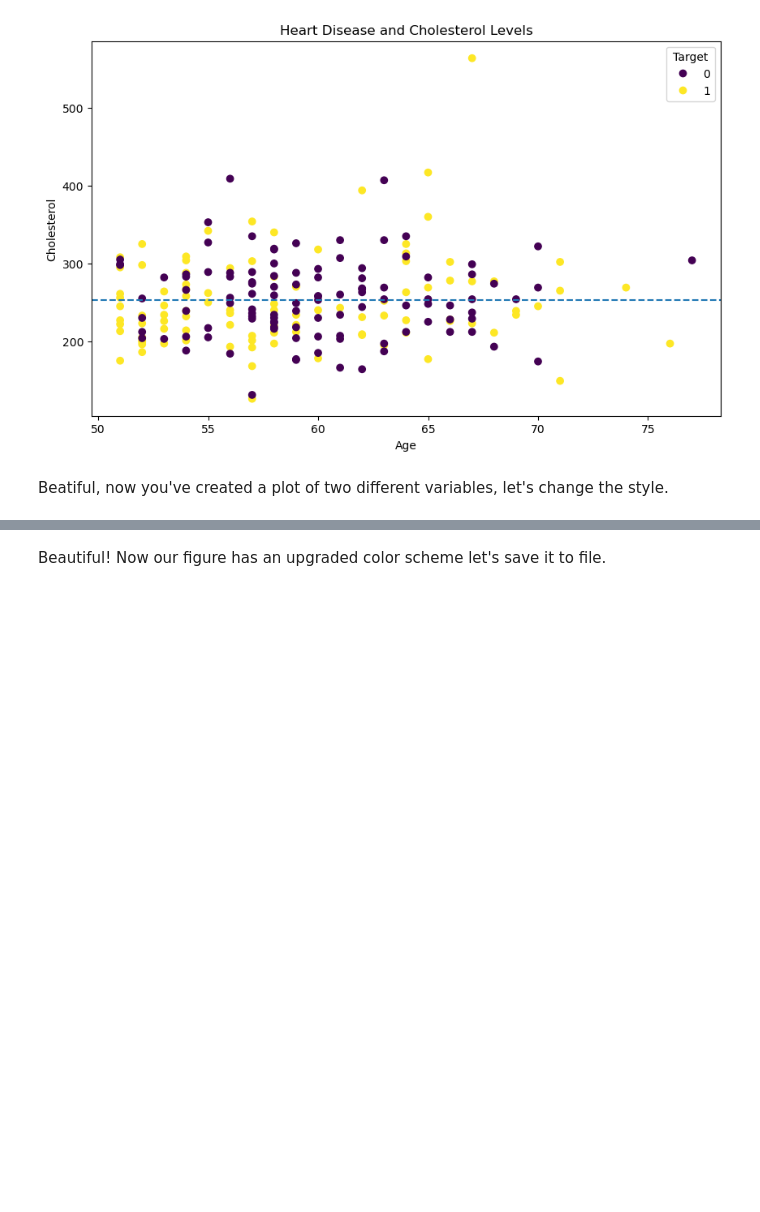
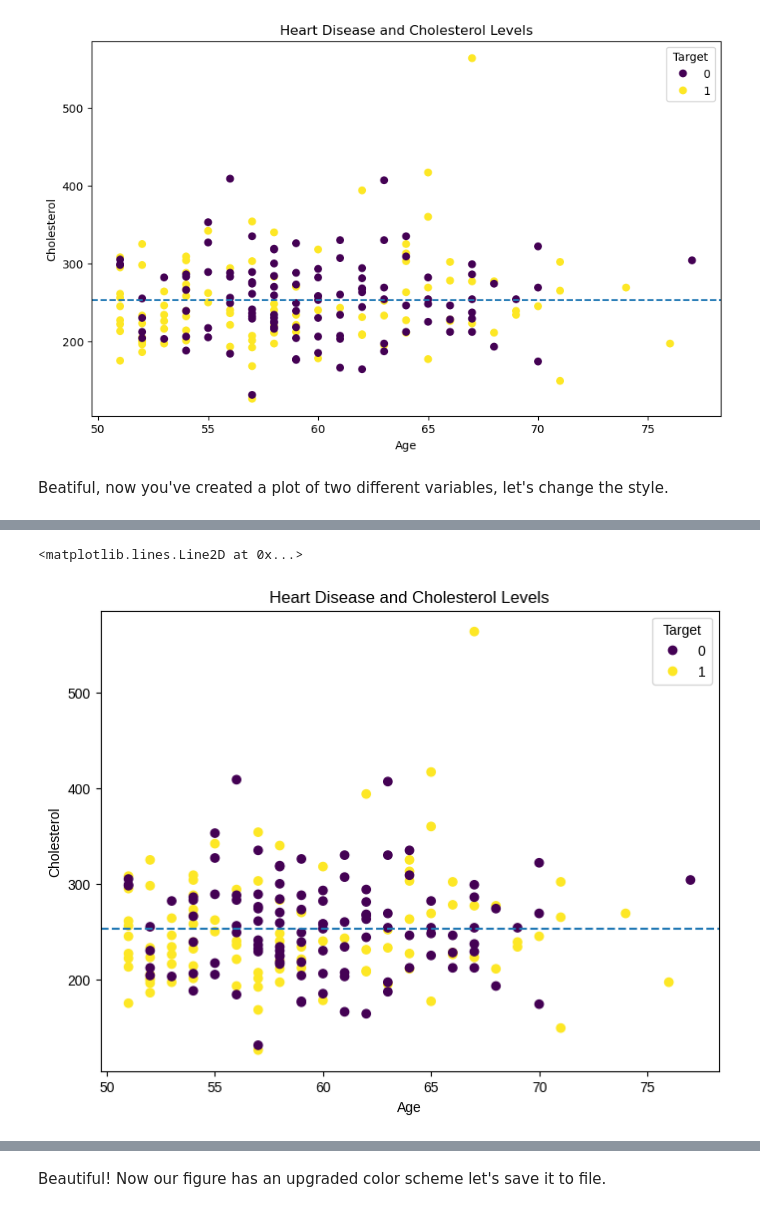
Before and after one commit to ERROR244/AI-ML-DS-Bootcamp, a Jupyter notebook: py/tutorials/T1/exercises/matplotlib-exercises.ipynb, the cells around one changed output, grey strips where cells are left out. Cells and saved outputs as stored; diff of their text form; code cells hidden in the pictures; blank space fills up the shorter version.

Commit message:
matplotlib exercises Done.

```diff
--- a/py/tutorials/T1/exercises/matplotlib-exercises.ipynb
+++ b/py/tutorials/T1/exercises/matplotlib-exercises.ipynb
@@ -506,16 +525,23 @@ If you've changed the style correctly, it should look like the following:
 # %%
 # Reproduce the same figure as above with the "seaborn-whitegrid" style
-
 # Create the plot
-
+plt.figure(figsize=(8, 6))
 
 # Plot the data
-
+scatter = plt.scatter(Dt50["age"], Dt50["chol"], c=Dt50["target"])
 
 # Customize the plot
-
+plt.title("Heart Disease and Cholesterol Levels")
+plt.xlabel("Age")
+plt.ylabel("Cholesterol")
+plt.legend(*scatter.legend_elements(), title="Target", loc="upper right")
+plt.style.use("seaborn-v0_8-whitegrid")
 
 # Add a meanline
+plt.axhline(y=np.mean(Dt50["chol"]), linestyle="--")
+# %% [output]
+<matplotlib.lines.Line2D at 0x...>
+[figure, added]
 # %% [markdown]
 Wonderful, you've changed the style of the plots and the figure is looking different but the dots aren't a very good colour.
 
```
Also changed, not shown: parts of 9 cells of this notebook, 3 other files.
